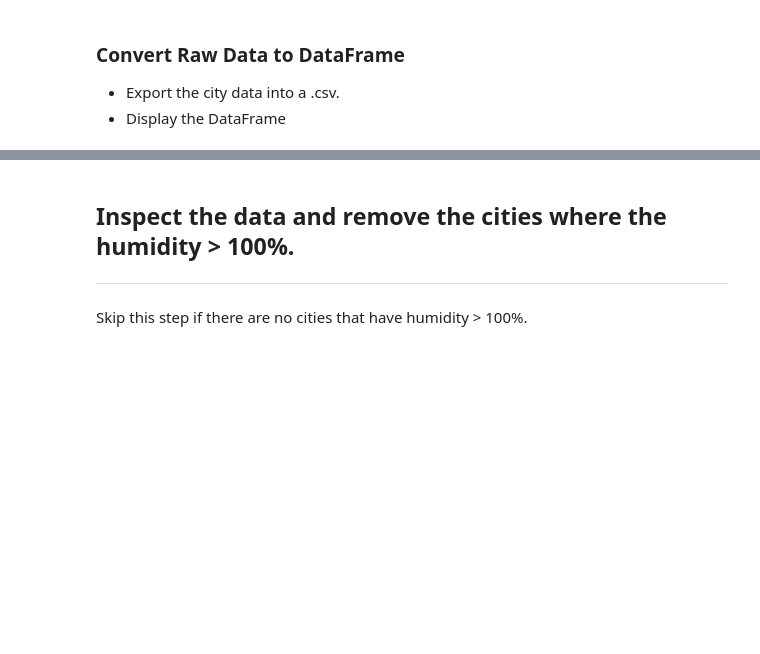
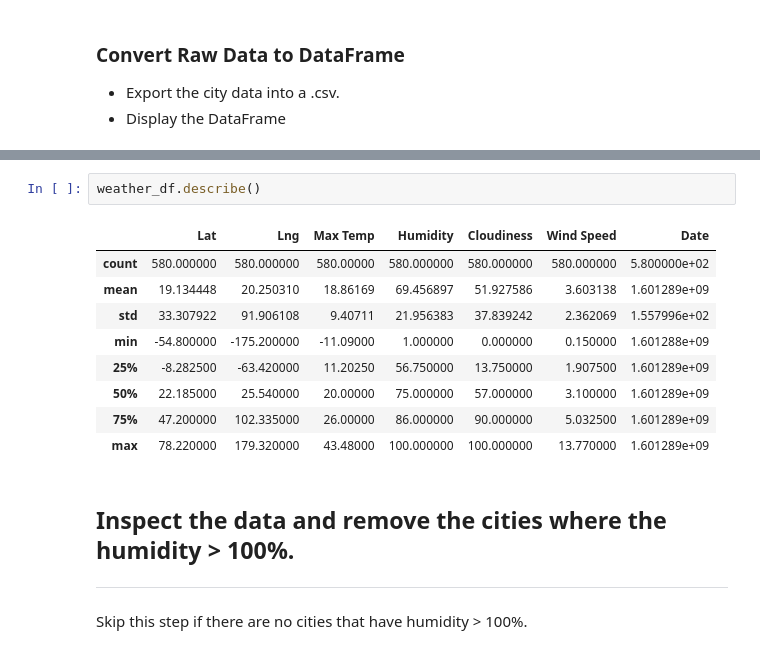
Before and after one commit to jeremychiaa/python-api-challenge, a Jupyter notebook: WeatherPy/WeatherPy.ipynb, the cells around one changed output, grey strips where cells are left out. Saved outputs shown, nothing was run; the diff lists cells and outputs as text; blank space fills up the shorter version.

```diff
--- a/WeatherPy/WeatherPy.ipynb
+++ b/WeatherPy/WeatherPy.ipynb
@@ -185,3 +210,15 @@ Data Retrieval Complete
+# %%
+weather_df.describe()
+# %% [output]
+|  | Lat | Lng | Max Temp | Humidity | Cloudiness | Wind Speed | Date |
+| count | 580.000000 | 580.000000 | 580.00000 | 580.000000 | 580.000000 | 580.000000 | 5.800000e+02 |
+| mean | 19.134448 | 20.250310 | 18.86169 | 69.456897 | 51.927586 | 3.603138 | 1.601289e+09 |
+| std | 33.307922 | 91.906108 | 9.40711 | 21.956383 | 37.839242 | 2.362069 | 1.557996e+02 |
+| min | -54.800000 | -175.200000 | -11.09000 | 1.000000 | 0.000000 | 0.150000 | 1.601288e+09 |
+| 25% | -8.282500 | -63.420000 | 11.20250 | 56.750000 | 13.750000 | 1.907500 | 1.601289e+09 |
+| 50% | 22.185000 | 25.540000 | 20.00000 | 75.000000 | 57.000000 | 3.100000 | 1.601289e+09 |
+| 75% | 47.200000 | 102.335000 | 26.00000 | 86.000000 | 90.000000 | 5.032500 | 1.601289e+09 |
+| max | 78.220000 | 179.320000 | 43.48000 | 100.000000 | 100.000000 | 13.770000 | 1.601289e+09 |
 # %% [markdown]
 ## Inspect the data and remove the cities where the humidity > 100%.
 ----
```
Also changed, not shown: parts of 5 cells of this notebook, 1 other file.
